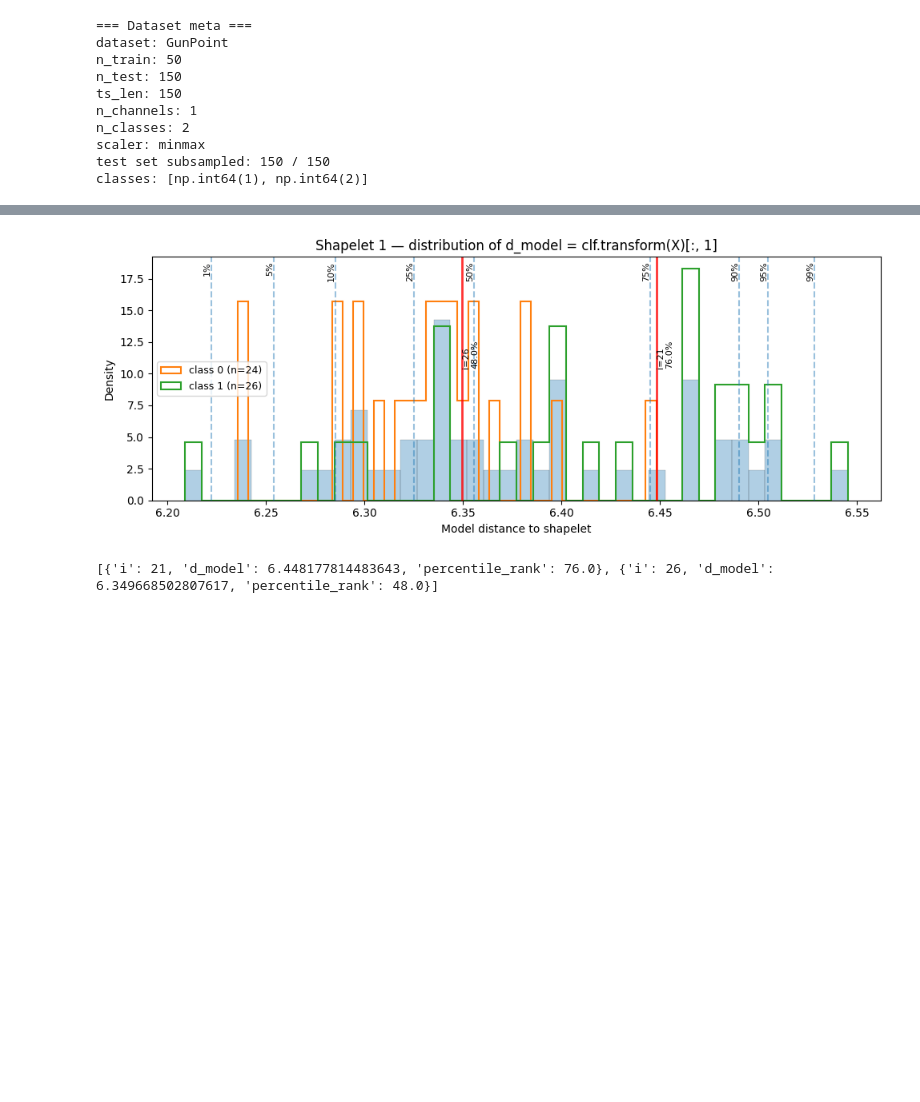
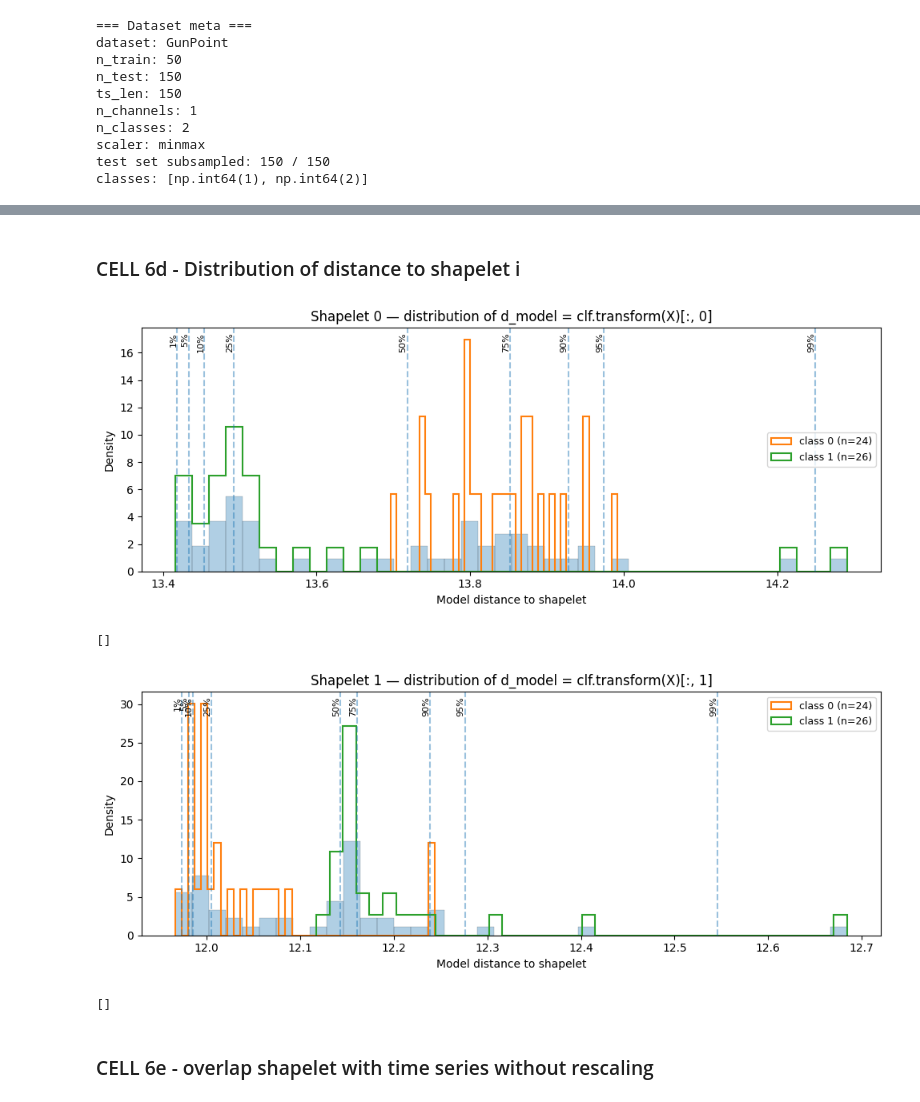
Before and after one commit to julesroyer18/Project-Learning-Shapelets, a Jupyter notebook: xp_prototype6_4_copy.ipynb, the cells around one changed output, grey strips where cells are left out. Cells and saved outputs as stored; diff of their text form; code cells hidden in the pictures; blank space fills up the shorter version.

```diff
--- a/xp_prototype6_4_copy.ipynb
+++ b/xp_prototype6_4_copy.ipynb
@@ -764,9 +1043,9 @@ plt.show()
 
 fig, ax, sub = plot_two_cols_fixed(
     agg_df,
-    x_col="max_iter",
+    x_col="r",
     y_col="fit_s_mean",
-    fixed_cols=["l", "r", "lr", "reg", "k_frac"],
+    fixed_cols=["l", "max_iter", "lr", "reg", "k_frac"],
     ref_idx=0,
     savepath=out_dir / f"{meta['dataset']}_plot_time_max_iter.png",
 )
@@ -1409,9 +1682,6 @@ with device_scope(keras_device):
+# %% [markdown]
+### CELL 6d - Distribution of distance to shapelet i
 # %%
-# CELL 6d
-import numpy as np
-import matplotlib.pyplot as plt
-
-
 def plot_shapelet_distance_distribution(
     clf,
     X,
@@ -1426,18 +1696,14 @@ def plot_shapelet_distance_distribution(
 ):
     """
     Plot dataset-wide distribution of the model distance to one shapelet.
-
     Distances come from clf.transform(X)[:, shapelet_idx] (i.e., the model feature).
 
-    Also prints/annotates percentiles, and can highlight specific samples with
-    their distance + percentile rank.
+    Parameters
+        y : optional labels
+        highlight_indices : optional
 
-    Parameters
-    ----------
-    y : optional labels
-        If provided, overlays per-class distributions (simple line histograms) + legend.
-    highlight_indices : optional
-        Indices i to mark on the distribution and report their percentile rank.
+    Returns
+        {percentiles, highlights}
     """
     # ensure X is accepted by clf.transform (tslearn expects (N,Q,dim))
     D = np.asarray(clf.transform(X))  # (N, K)
@@ -1485,7 +1751,6 @@ def plot_shapelet_distance_distribution(
         highlight_indices = np.asarray(highlight_indices, dtype=int).ravel()
         D_full = np.asarray(D[:, shapelet_idx], dtype=float)
         # for percentile rank: fraction of dataset distances <= value
-        # (ties handled naturally)
         for i in highlight_indices:
             if i < 0 or i >= D_full.shape[0] or not np.isfinite(D_full[i]):
                 continue
@@ -1520,18 +1785,23 @@ def plot_shapelet_distance_distribution(
 # %%
 with device_scope(keras_device):
     # highlight the exact series you plotted in your overlay function:
     chosen = [21, 26]  # for example
-    shapelet_idx = 1
-    out = plot_shapelet_distance_distribution(
-        clf,
-        X_train,
-        y_train,
-        shapelet_idx=shapelet_idx,
-        highlight_indices=chosen,
-        savepath=viz_dir / f"shapelet_distance_distribution_shp_idx_{shapelet_idx}.png",
-    )
-    print(out["highlights"])
+    for shapelet_idx in range(min(10, len(clf.shapelets_))):
+        out = plot_shapelet_distance_distribution(
+            clf,
+            X_train,
+            y_train,
+            shapelet_idx=shapelet_idx,
+            highlight_indices=[],
+            savepath=viz_dir
+            / f"shapelet_distance_distribution_shp_idx_{shapelet_idx}.png",
+        )
+        print(out["highlights"])
 # %% [output]
-[figure, old version]
+[figure, new version]
-[{'i': 21, 'd_model': 6.448177814483643, 'percentile_rank': 76.0}, {'i': 26, 'd_model': 6.349668502807617, 'percentile_rank': 48.0}]
+[]
+[figure, added]
+[]
+# %% [markdown]
+### CELL 6e - overlap shapelet with time series without rescaling
 # %%
```
Also changed, not shown: parts of 70 cells of this notebook.
